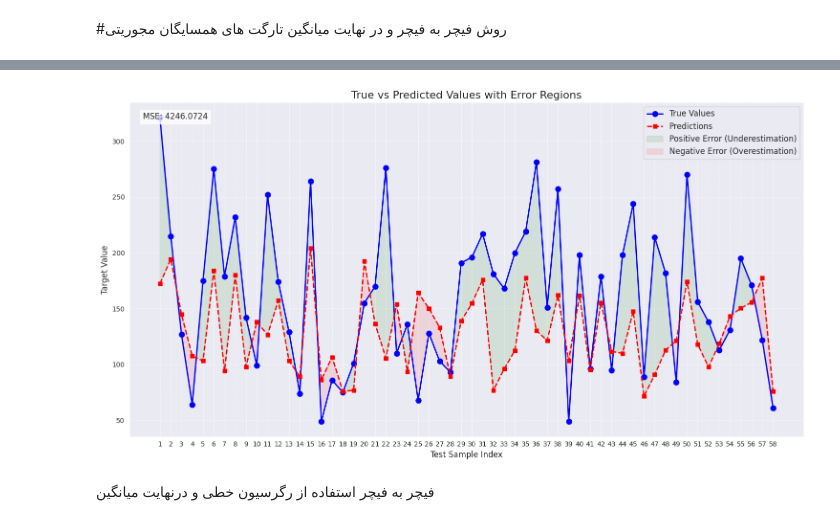
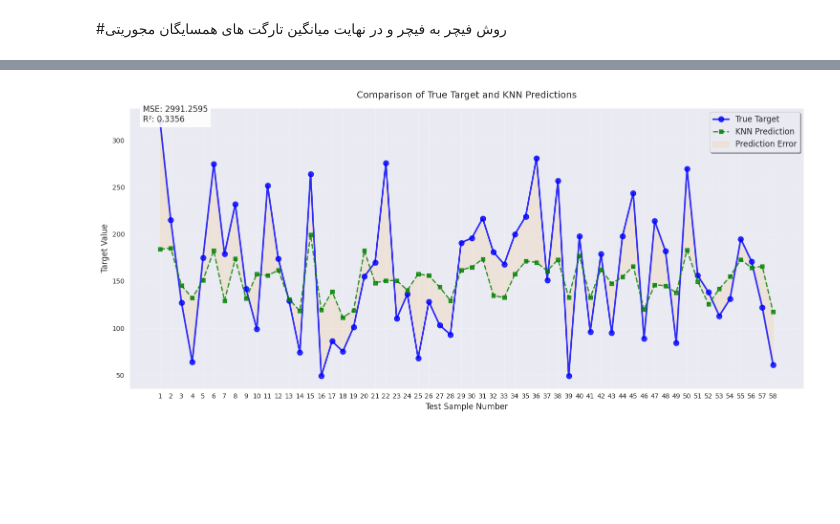
Before and after one commit to AzamChatrAzar/neumerical-datasets, a Jupyter notebook: deiabet1.ipynb, the cells around one changed output, grey strips where cells are left out. Drawn from its saved outputs; the diff is of its cells as text; code cells hidden in the pictures; blank space fills up the shorter version.

```diff
--- a/deiabet1.ipynb
+++ b/deiabet1.ipynb
@@ -332,0 +525,7 @@ mse = mean_squared_error(y_test, final_predictions)
+# %%
+target_col = 'target'  # ستون هدف (عددی)
+feature_cols = data.columns.drop(target_col)  # لیست ویژگی‌ها
+
+# آماده‌سازی داده‌ها
+X = data[feature_cols].values
+y = data[target_col].values
@@ -333,44 +580,36 @@ mse = mean_squared_error(y_test, final_predictions)
 # %%
+import seaborn as sns
 
-# رسم نمودار مقایسه با ناحیه خطای رنگی
-plt.figure(figsize=(15, 8))
+# تنظیمات نمودار
+plt.figure(figsize=(15, 7))
 
-# ایجاد شاخص برای نمونه‌های تست
-sample_numbers = np.arange(1, len(y_test) + 1)
+# ایجاد داده برای نمودار
+sample_numbers = np.arange(1, len(y_test)+1)
 
-# Plot actual and predicted values
-plt.plot(sample_numbers, y_test, 'o-', label='True Values', color='blue', markersize=8, linewidth=2)
-plt.plot(sample_numbers, final_predictions, 's--', label='Predictions', color='red', markersize=6, linewidth=2)
+# رسم مقادیر واقعی و پیش‌بینی شده
+plt.plot(sample_numbers, y_test, 'o-', label='True Target',
+         color='blue', markersize=8, linewidth=2.5, alpha=0.8)
+plt.plot(sample_numbers, final_preds, 's--', label='KNN Prediction',
+         color='green', markersize=6, linewidth=2, alpha=0.8)
 
-# Fill between areas
-plt.fill_between(sample_numbers,
-                 y_test,
-                 final_predictions,
-                 where=(y_test >= final_predictions),
-                 interpolate=True,
-                 color='green', alpha=0.1, label='Positive Error (Underestimation)')
 
-plt.fill_between(sample_numbers,
-                 y_test,
-                 final_predictions,
-                 where=(y_test <= final_predictions),
-                 interpolate=True,
-                 color='red', alpha=0.1, label='Negative Error (Overestimation)')
+plt.fill_between(sample_numbers, y_test, final_preds, color='orange', alpha=0.1, label='Prediction Error')
 
-# Chart settings
-plt.title('True vs Predicted Values with Error Regions', fontsize=16)
-plt.xlabel('Test Sample Index', fontsize=12)
+# تنظیمات ظاهری
+plt.title('Comparison of True Target and KNN Predictions', fontsize=14, pad=15)
+plt.xlabel('Test Sample Number', fontsize=12)
 plt.ylabel('Target Value', fontsize=12)
-plt.xticks(sample_numbers, range(1, len(y_test)+1))
-plt.grid(True, linestyle='--', alpha=0.7)
-plt.legend(fontsize=12, loc='upper right')
-# نمایش مقدار MSE روی نمودار
-plt.text(0.02, 0.95, f'MSE: {mse:.4f}', transform=plt.gca().transAxes,
-         fontsize=12, bbox=dict(facecolor='white', alpha=0.8))
+plt.xticks(sample_numbers)
+plt.grid(True, linestyle='--', alpha=0.4)
+
+# نمایش مقدار MSE
+plt.text(0.02, 0.95, f'MSE: {mse_final:.4f}\nR²: {r2_final:.4f}', transform=plt.gca().transAxes,
+         fontsize=12, bbox=dict(facecolor='white', alpha=0.9))
+
+
+plt.legend(fontsize=12, frameon=True, shadow=True)
 
 plt.tight_layout()
 plt.show()
 # %% [output]
-[figure, old version]
+[figure, new version]
-# %% [markdown]
- فیچر به فیچر استفاده از رگرسیون خطی و درنهایت میانگین
```
Also changed, not shown: parts of 36 cells of this notebook.
